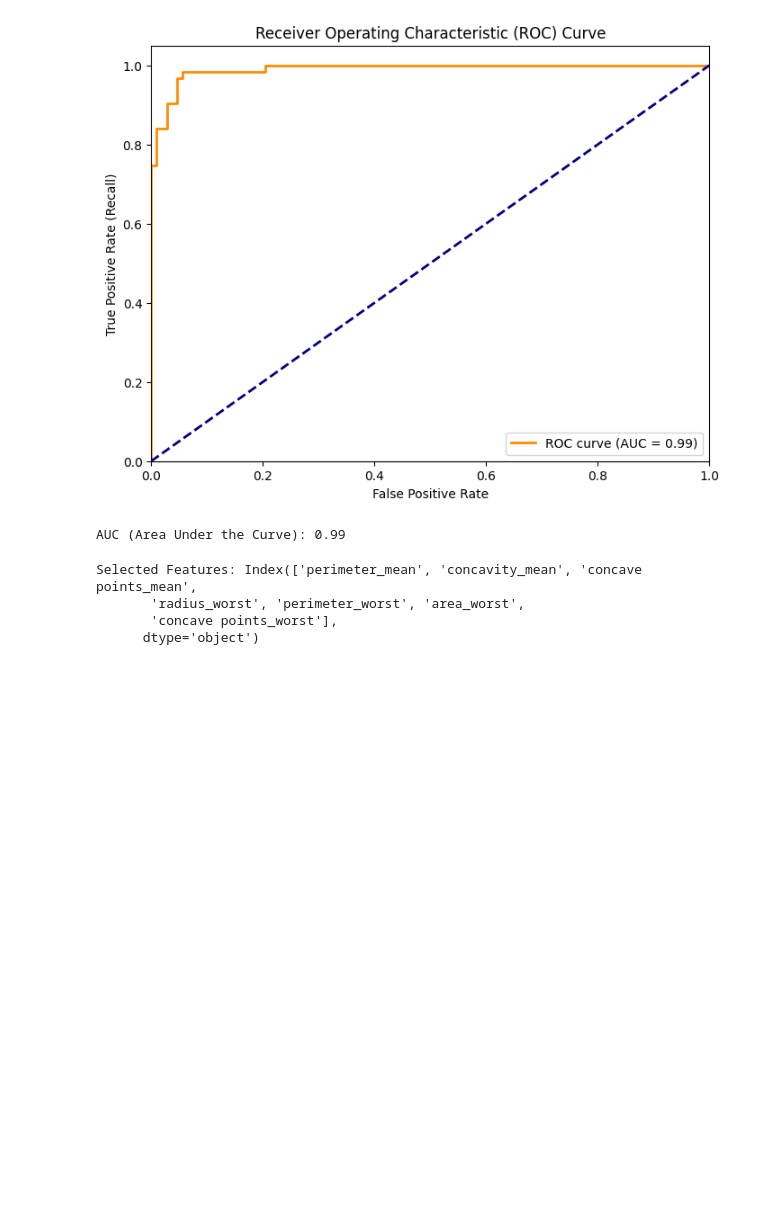
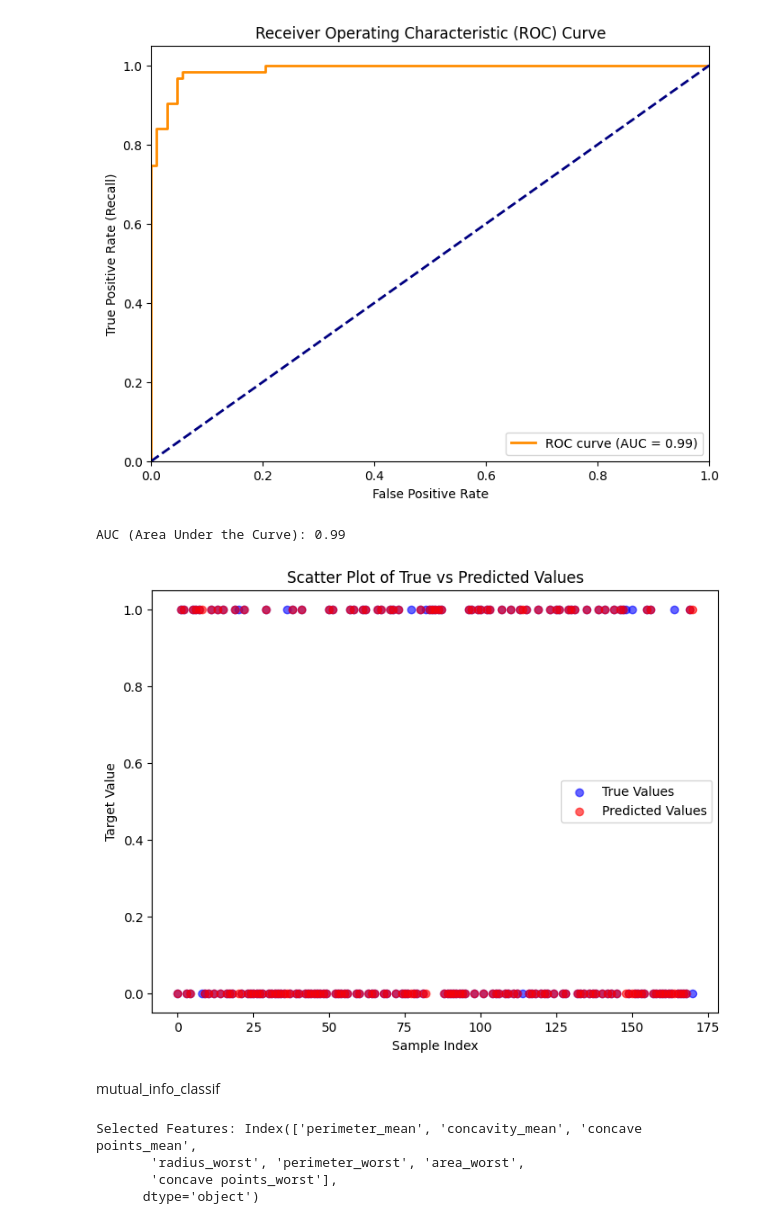
Before and after one commit to saipranav67/Comeback, a Jupyter notebook: MachineLearning/FeatureSelection.ipynb, the cells around one changed output. Cells and saved outputs as stored; diff of their text form; code cells hidden in the pictures; blank space fills up the shorter version.

```diff
--- a/MachineLearning/FeatureSelection.ipynb
+++ b/MachineLearning/FeatureSelection.ipynb
@@ -332,6 +379,21 @@ print(f"AUC (Area Under the Curve): {roc_auc:.2f}")
 # %% [output]
 [figure]
 AUC (Area Under the Curve): 0.99
+# %%
+import matplotlib.pyplot as plt
+
+plt.figure(figsize=(8,6))
+plt.scatter(range(len(y_test)), y_test, color='blue', label='True Values', alpha=0.6)
+plt.scatter(range(len(y_test)), y_pred, color='red', label='Predicted Values', alpha=0.6)
+plt.xlabel('Sample Index')
+plt.ylabel('Target Value')
+plt.title('Scatter Plot of True vs Predicted Values')
+plt.legend()
+plt.show()
+# %% [output]
+[figure, added]
+# %% [markdown]
+mutual_info_classif
 # %%
 # 1. Train–test split
 X_train, X_test, y_train, y_test = train_test_split(
```
Also changed, not shown: parts of 8 cells of this notebook, 3 other files.
